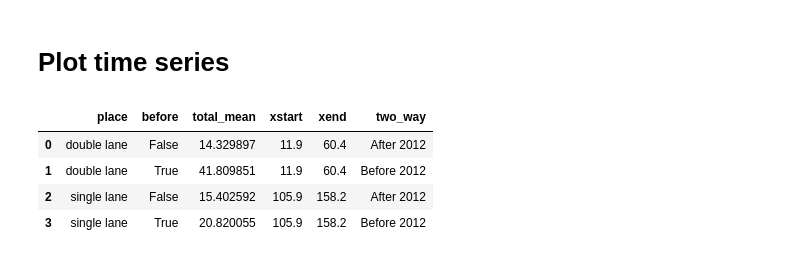
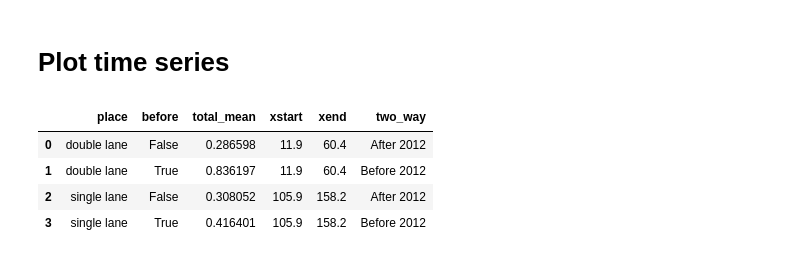
Before and after one commit to omrihar/k90, a Jupyter notebook: notebooks/casualties_limited_comparison.ipynb, the cells around one changed output. Saved outputs shown, nothing was run; the diff lists cells and outputs as text; code cells hidden in the pictures.

```diff
--- a/notebooks/casualties_limited_comparison.ipynb
+++ b/notebooks/casualties_limited_comparison.ipynb
@@ -67,25 +67,27 @@ df_casualties
 213 rows × 8 columns
 # %% [markdown]
 # Plot time series
+# %%
+metric = 'total'
 # %%
 freqs = (
     df_casualties
     >> group_by(_.place, _.before)
-    >> summarize(total_mean=_.total.sum() / (_.year.nunique()))
-    >> mutate(total_mean=_.total_mean * 50 / if_else(_.place=='single lane', length_single_lane, length_double_lane))
+    >> summarize(total_mean=_[metric].sum() / (_.year.nunique()))
+    >> mutate(total_mean=_.total_mean / if_else(_.place=='single lane', length_single_lane, length_double_lane))
     >> mutate(xstart=if_else(_.place=='single lane', single_lane[0], double_lane[0]))
     >> mutate(xend=if_else(_.place=='single lane', single_lane[1], double_lane[1]))
     >> mutate(two_way=if_else(_.before, 'Before 2012', 'After 2012'))
 )
 
 
 freqs
 # %% [output]
 |  | place | before | total_mean | xstart | xend | two_way |
-| 0 | double lane | False | 14.329897 | 11.9 | 60.4 | After 2012 |
-| 1 | double lane | True | 41.809851 | 11.9 | 60.4 | Before 2012 |
-| 2 | single lane | False | 15.402592 | 105.9 | 158.2 | After 2012 |
-| 3 | single lane | True | 20.820055 | 105.9 | 158.2 | Before 2012 |
+| 0 | double lane | False | 0.286598 | 11.9 | 60.4 | After 2012 |
+| 1 | double lane | True | 0.836197 | 11.9 | 60.4 | Before 2012 |
+| 2 | single lane | False | 0.308052 | 105.9 | 158.2 | After 2012 |
+| 3 | single lane | True | 0.416401 | 105.9 | 158.2 | Before 2012 |
 # %%
 
 color_dict = {
```
Also changed, not shown: parts of 1 cell of this notebook, 4 other files.
